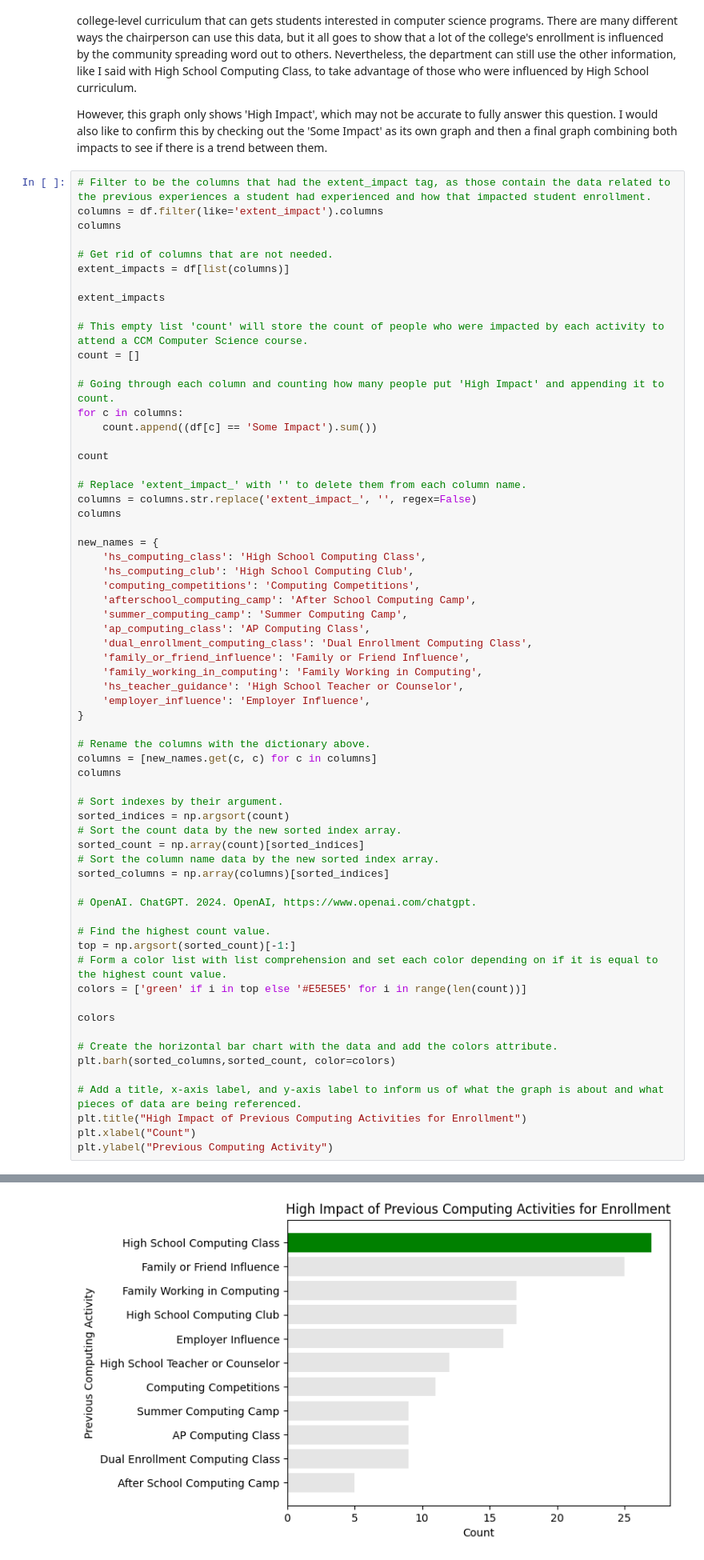
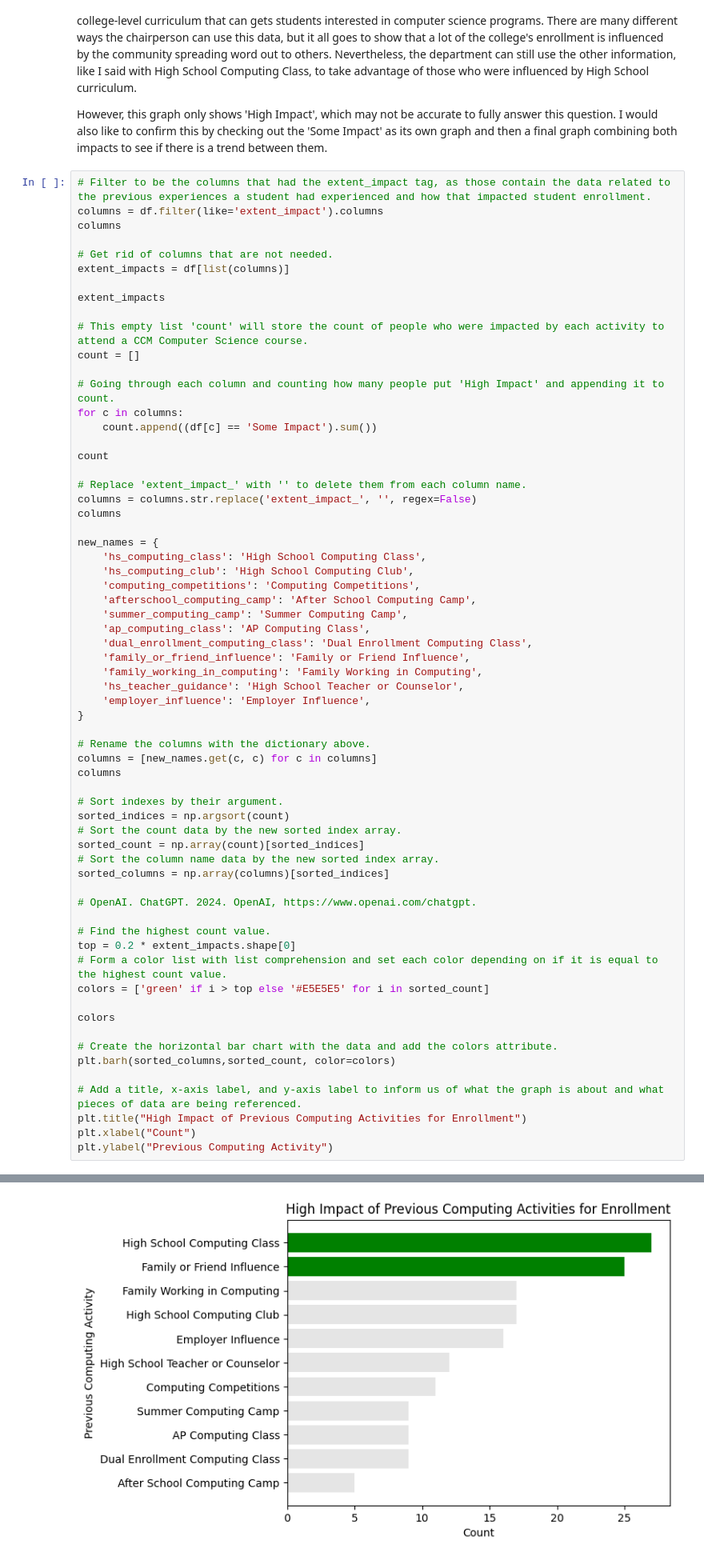
Before and after one commit to andrew-shapiro-ccm/Project-1---College-Recruitment-Improvement-Study, a Jupyter notebook: P1A3.ipynb, the cells around one changed output, grey strips where cells are left out. Shown: that part at 80% size. Drawn from its saved outputs; the diff is of its cells as text.

```diff
--- a/P1A3.ipynb
+++ b/P1A3.ipynb
@@ -890,36 +880,36 @@ new_names = {
     'employer_influence': 'Employer Influence',
 }
 
 # Rename the columns with the dictionary above.
 columns = [new_names.get(c, c) for c in columns]
 columns
 
 # Sort indexes by their argument.
 sorted_indices = np.argsort(count)
 # Sort the count data by the new sorted index array.
 sorted_count = np.array(count)[sorted_indices]
 # Sort the column name data by the new sorted index array.
 sorted_columns = np.array(columns)[sorted_indices]
 
 # OpenAI. ChatGPT. 2024. OpenAI, https://www.openai.com/chatgpt.
 
 # Find the highest count value.
-top = np.argsort(sorted_count)[-1:]
+top = 0.2 * extent_impacts.shape[0]
 # Form a color list with list comprehension and set each color depending on if it is equal to the highest count value.
-colors = ['green' if i in top else '#E5E5E5' for i in range(len(count))]
+colors = ['green' if i > top else '#E5E5E5' for i in sorted_count]
 
 colors
 
 # Create the horizontal bar chart with the data and add the colors attribute.
 plt.barh(sorted_columns,sorted_count, color=colors)
 
 # Add a title, x-axis label, and y-axis label to inform us of what the graph is about and what pieces of data are being referenced.
 plt.title("High Impact of Previous Computing Activities for Enrollment")
 plt.xlabel("Count")
 plt.ylabel("Previous Computing Activity")
 # %% [output]
 Text(0, 0.5, 'Previous Computing Activity')
-[figure, old version]
+[figure, new version]
 # %% [markdown]
 This graph, with just the 'Some Impact' confirms the 'High Impact' graph by showcasing how influence from the community like family, friends, employers, and teachers have a big impact on a student's decision to attend a Computer Science program at CCM. I will now combine the data from this chart and the previous chart so we can see a combined chart of these activities and the total count that have had some impact and high impact.
 # %%
```
Also changed, not shown: parts of 14 cells of this notebook.
